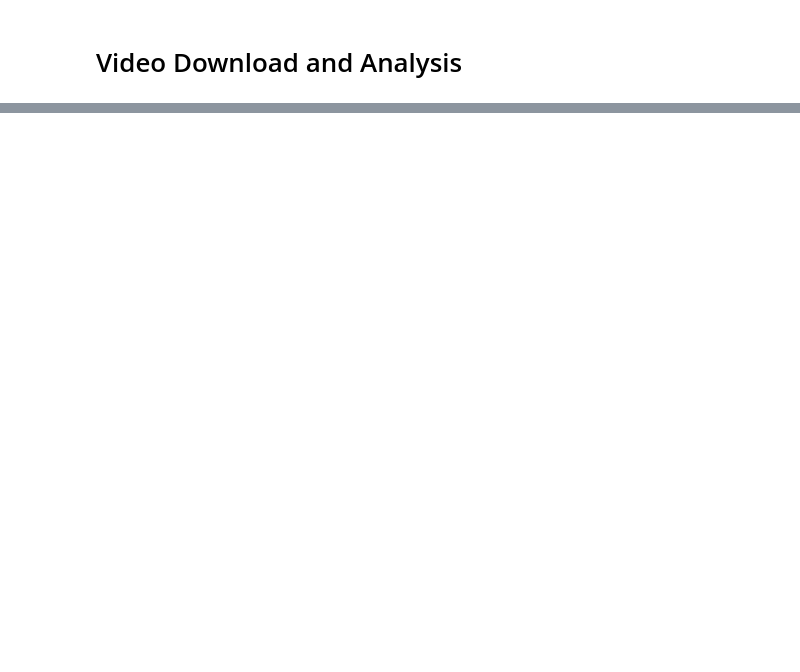
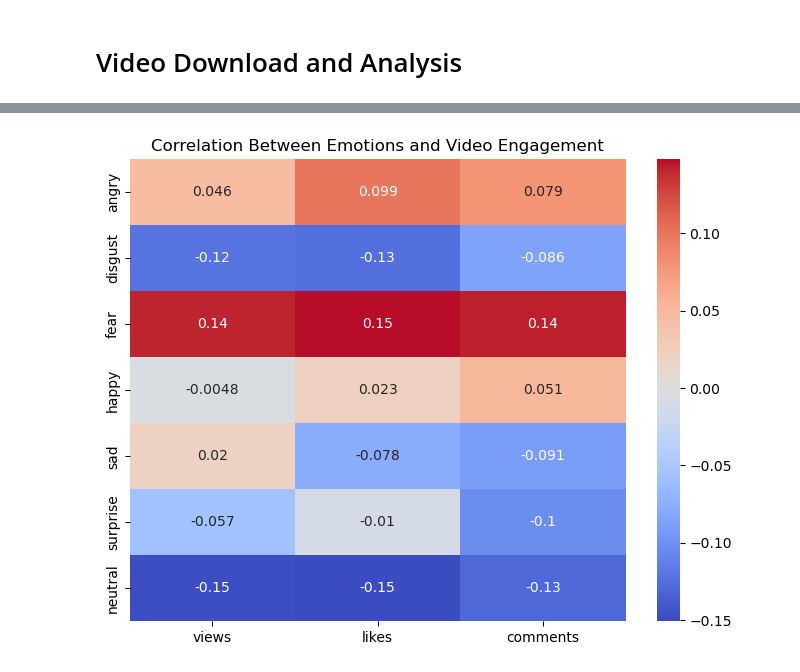
Before and after one commit to fabianstrue/MLiAS_YouTubeSentiment, a Jupyter notebook: SingleChannelModelling.ipynb, the cells around one changed output, grey strips where cells are left out. Saved outputs shown, nothing was run; the diff lists cells and outputs as text; code cells hidden in the pictures; blank space fills up the shorter version.

Commit message:
Add face detector to extract frame with face
It filters out more than half of the frame in Chris's Casey Neistat example, also add a little bit of EDA.

```diff
--- a/SingleChannelModelling.ipynb
+++ b/SingleChannelModelling.ipynb
@@ -301,3 +337,25 @@ combined_df.head()
+# %%
+# Define metrics and emotion columns
+metrics = ["views", "likes", "comments"]
+emotion_cols = ['angry', 'disgust', 'fear', 'happy', 'sad', 'surprise', 'neutral']
+
+# Create a DataFrame to hold the correlations
+correlation_df = pd.DataFrame(index=emotion_cols, columns=metrics)
+
+# Fill in correlation values
+for metric in metrics:
+    for emotion in emotion_cols:
+        correlation_df.at[emotion, metric] = combined_df[emotion].corr(combined_df[metric])
+
+# Convert values to float type
+correlation_df = correlation_df.astype(float)
+
+plt.figure(figsize=(8, 6))
+sns.heatmap(correlation_df, annot=True, cmap="coolwarm", center=0)
+plt.title("Correlation Between Emotions and Video Engagement")
+plt.show()
+# %% [output]
+[figure, added]
 # %%
 import numpy as np
 import statsmodels.api as sm
```
Also changed, not shown: parts of 12 cells of this notebook.
